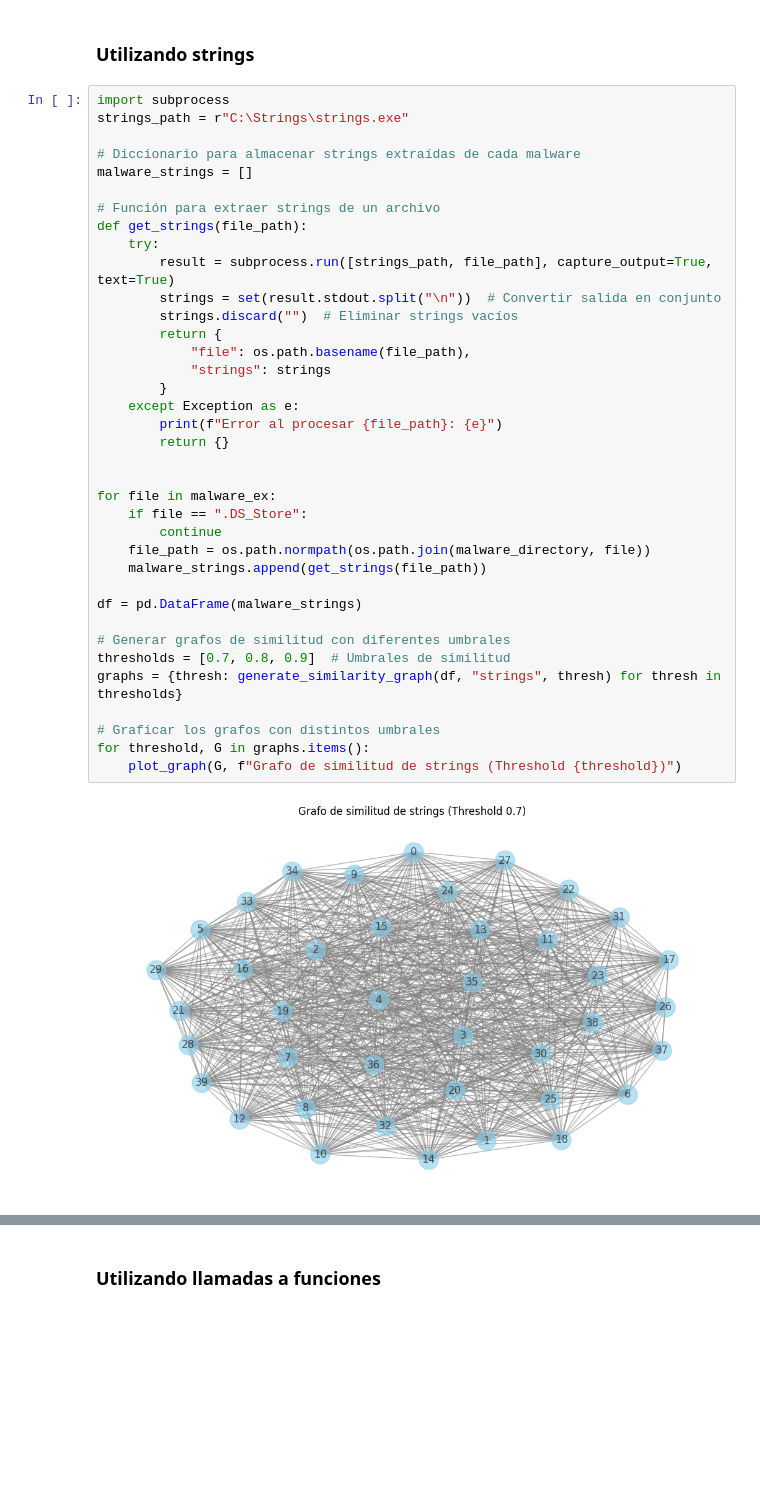
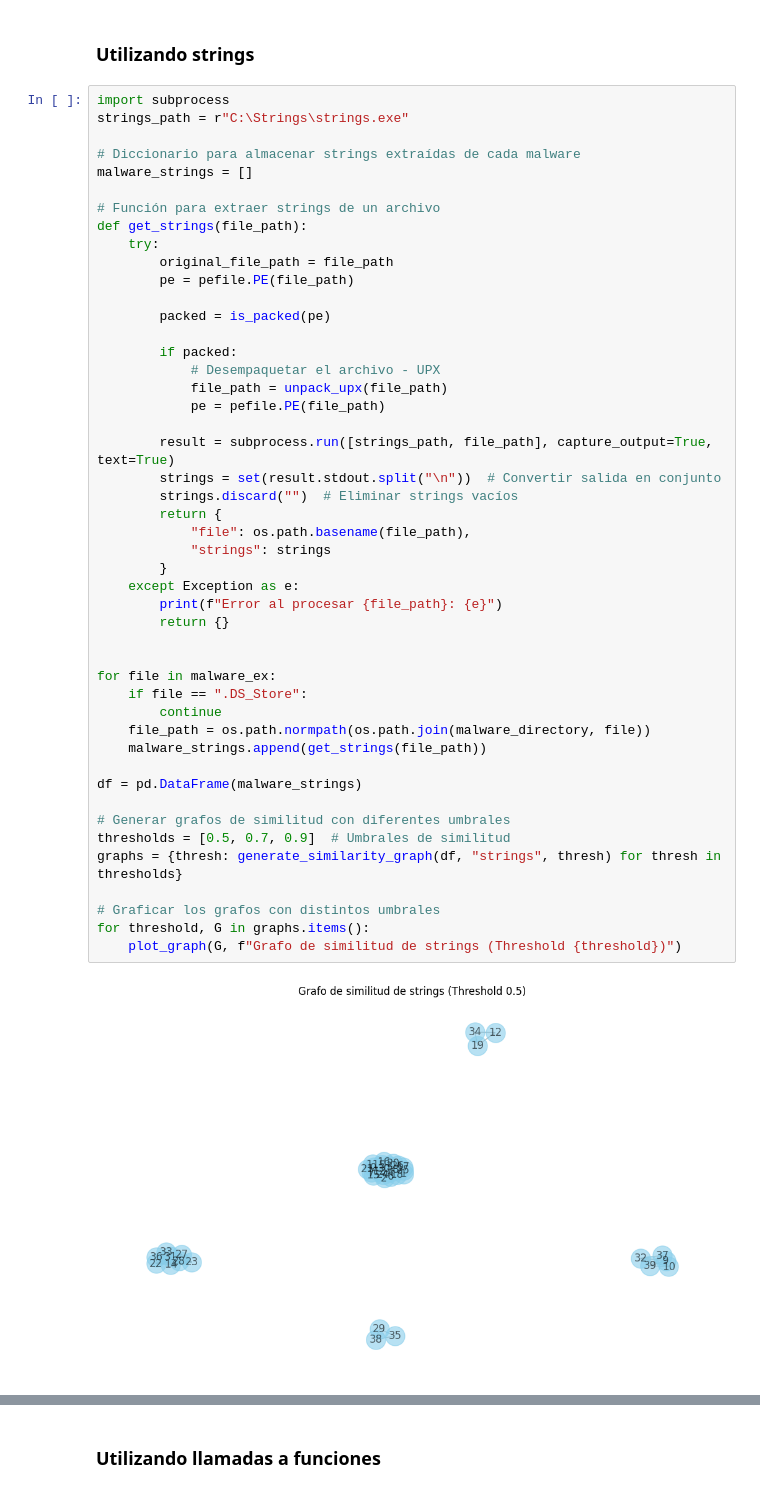
Before and after one commit to Aq202/UVG_SDS_LAB_4, a Jupyter notebook: lab4.ipynb, the cells around one changed output, grey strips where cells are left out. Cells and saved outputs as stored; diff of their text form; blank space fills up the shorter version.

Commit message:
Similitud de strings corregida

```diff
--- a/lab4.ipynb
+++ b/lab4.ipynb
@@ -565,32 +565,42 @@ malware_strings = []
 # Función para extraer strings de un archivo
 def get_strings(file_path):
     try:
+        original_file_path = file_path
+        pe = pefile.PE(file_path)
+
+        packed = is_packed(pe)
+
+        if packed:
+            # Desempaquetar el archivo - UPX
+            file_path = unpack_upx(file_path)
+            pe = pefile.PE(file_path)
+
         result = subprocess.run([strings_path, file_path], capture_output=True, text=True)
         strings = set(result.stdout.split("\n"))  # Convertir salida en conjunto
         strings.discard("")  # Eliminar strings vacíos
         return {
             "file": os.path.basename(file_path),
             "strings": strings
         }
     except Exception as e:
         print(f"Error al procesar {file_path}: {e}")
         return {}
 
 
 for file in malware_ex:
     if file == ".DS_Store":
         continue
     file_path = os.path.normpath(os.path.join(malware_directory, file))
     malware_strings.append(get_strings(file_path))
 
 df = pd.DataFrame(malware_strings)
 
 # Generar grafos de similitud con diferentes umbrales
-thresholds = [0.7, 0.8, 0.9]  # Umbrales de similitud
+thresholds = [0.5, 0.7, 0.9]  # Umbrales de similitud
 graphs = {thresh: generate_similarity_graph(df, "strings", thresh) for thresh in thresholds}
 
 # Graficar los grafos con distintos umbrales
 for threshold, G in graphs.items():
     plot_graph(G, f"Grafo de similitud de strings (Threshold {threshold})")
 # %% [output]
-[figure, old version]
+[figure, new version]
```
Also changed, not shown: parts of 2 cells of this notebook.
